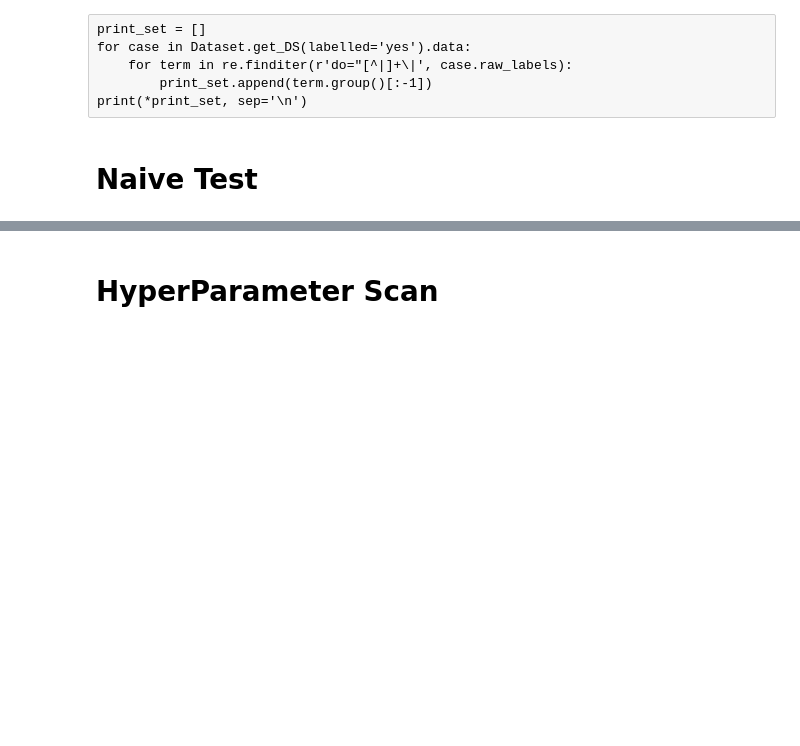
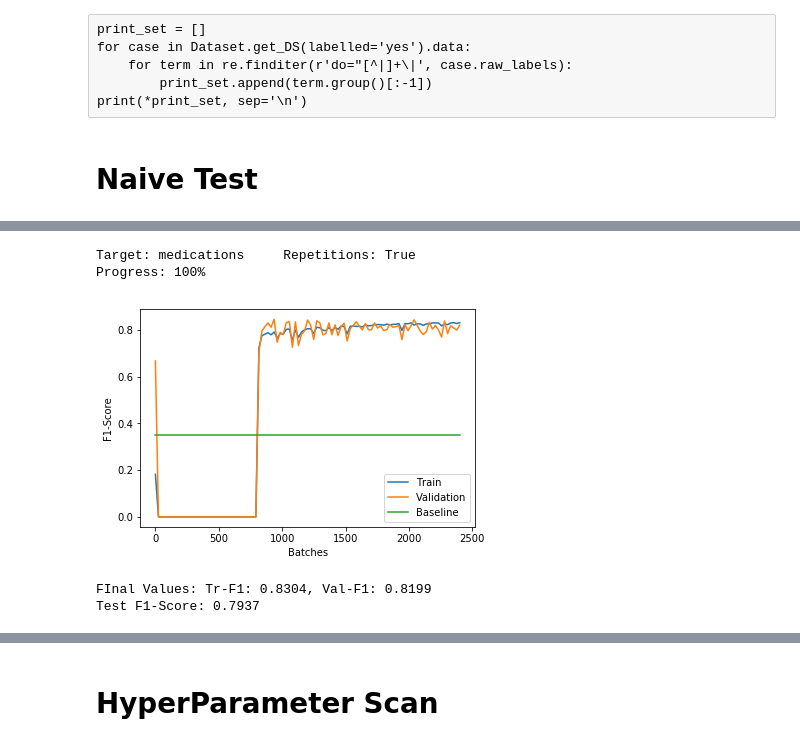
Before and after one commit to goto1991/L2B2-medication-extraction, a Jupyter notebook: Model 1 (Naive).ipynb, the cells around one changed output, grey strips where cells are left out. Cells and saved outputs as stored; diff of their text form; code cells hidden in the pictures; blank space fills up the shorter version.

```diff
--- a/Model 1 (Naive).ipynb
+++ b/Model 1 (Naive).ipynb
@@ -322,0 +221,20 @@ Test F1-Score: 0.7677
+# %%
+model = Word2Vec(sentences, sg=1, min_count=1, size=100)
+# %%
+for target in ['medications']:
+    for reps in [True]:
+        target_size = len(target_dict[target])
+        word_sets = fn.generate_naive_traintest(vocab, target_dict[target], target_size * 5, target_size, 10, 50, reps, reps)
+        emb_sets = fn.embed_words(word_sets, model)
+        emb_sets['validation_set'] = emb_sets['test_set']
+        emb_sets['validation_labels'] = emb_sets['test_labels']
+        print("Target: {}\tRepetitions: {}".format(target, reps))
+        NN = FF_Model(layers=[100], activ='sigmoid', dropout=1.0, learn_rate=0.01)
+        NN.build_graph()
+        csgwtr, csgtest, _ = NN.train(emb_sets, epochs=20, batch=50, report_percentage=1, show_progress=True, show_plot=True)
+# %% [output]
+Target: medications     Repetitions: True
+Progress: 100%
+[figure, added]
+FInal Values: Tr-F1: 0.8304, Val-F1: 0.8199
+Test F1-Score: 0.7937
```
Also changed, not shown: parts of 20 cells of this notebook, 10 other files.
